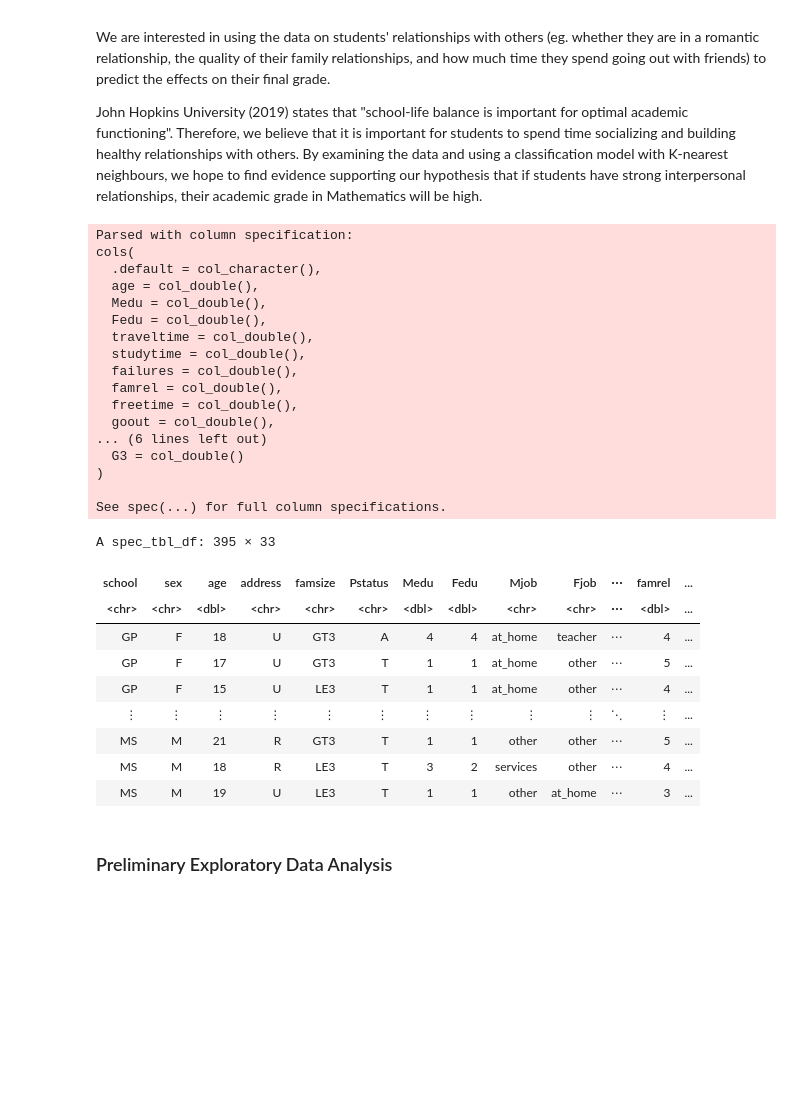
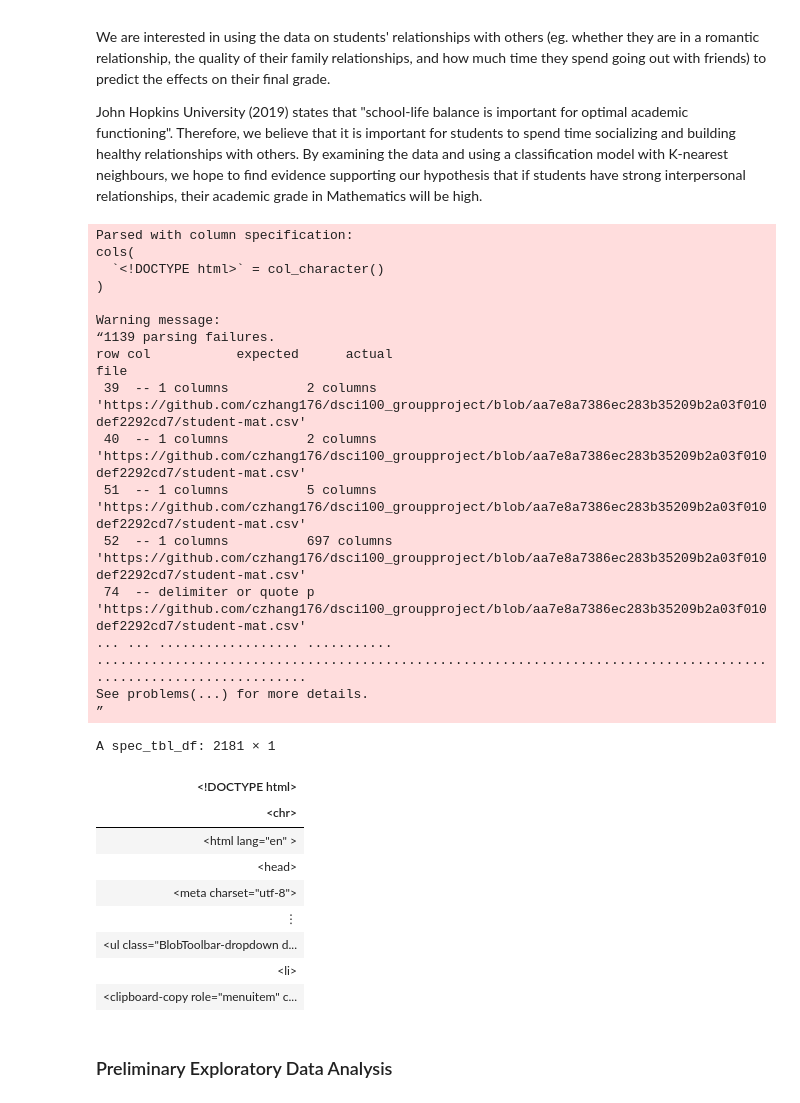
Before and after one commit to czhang176/dsci100_groupproject, a Jupyter notebook: project_proposal.ipynb, the cells around one changed output. Cells and saved outputs as stored; diff of their text form; code cells hidden in the pictures; blank space fills up the shorter version.

Commit message:
fixed data read-in

```diff
--- a/project_proposal.ipynb
+++ b/project_proposal.ipynb
@@ -17,37 +17,36 @@ library(tidymodels)
 options(repr.matrix.max.rows = 6)
 # %%
 # then we will read in the dataset
-student_data <- read_delim(file = "data/student-mat.csv" ,
+student_data <- read_delim(file = "https://github.com/czhang176/dsci100_groupproject/blob/aa7e8a7386ec283b35209b2a03f010def2292cd7/student-mat.csv" ,
                    delim = ";")
 student_data
 # %% [output]
 Parsed with column specification:
 cols(
-  .default = col_character(),
-  age = col_double(),
-  Medu = col_double(),
-  Fedu = col_double(),
-  traveltime = col_double(),
-  studytime = col_double(),
-  failures = col_double(),
-  famrel = col_double(),
-  freetime = col_double(),
-  goout = col_double(),
-... (6 lines left out)
-  G3 = col_double()
+  `<!DOCTYPE html>` = col_character()
 )
 
-See spec(...) for full column specifications.
+Warning message:
+“1139 parsing failures.
+row col           expected      actual                                                                                                              file
+ 39  -- 1 columns          2 columns   'https://github.com/czhang176/dsci100_groupproject/blob/aa7e8a7386ec283b35209b2a03f010def2292cd7/student-mat.csv'
+ 40  -- 1 columns          2 columns   'https://github.com/czhang176/dsci100_groupproject/blob/aa7e8a7386ec283b35209b2a03f010def2292cd7/student-mat.csv'
+ 51  -- 1 columns          5 columns   'https://github.com/czhang176/dsci100_groupproject/blob/aa7e8a7386ec283b35209b2a03f010def2292cd7/student-mat.csv'
+ 52  -- 1 columns          697 columns 'https://github.com/czhang176/dsci100_groupproject/blob/aa7e8a7386ec283b35209b2a03f010def2292cd7/student-mat.csv'
+ 74  -- delimiter or quote p           'https://github.com/czhang176/dsci100_groupproject/blob/aa7e8a7386ec283b35209b2a03f010def2292cd7/student-mat.csv'
+... ... .................. ........... .................................................................................................................
+See problems(...) for more details.
+”
-A spec_tbl_df: 395 × 33
+A spec_tbl_df: 2181 × 1
-| school | sex | age | address | famsize | Pstatus | Medu | Fedu | Mjob | Fjob | ⋯ | famrel | ... |
-| <chr> | <chr> | <dbl> | <chr> | <chr> | <chr> | <dbl> | <dbl> | <chr> | <chr> | ⋯ | <dbl> | ... |
-| GP | F | 18 | U | GT3 | A | 4 | 4 | at_home | teacher | ⋯ | 4 | ... |
-| GP | F | 17 | U | GT3 | T | 1 | 1 | at_home | other | ⋯ | 5 | ... |
-| GP | F | 15 | U | LE3 | T | 1 | 1 | at_home | other | ⋯ | 4 | ... |
-| ⋮ | ⋮ | ⋮ | ⋮ | ⋮ | ⋮ | ⋮ | ⋮ | ⋮ | ⋮ | ⋱ | ⋮ | ... |
-| MS | M | 21 | R | GT3 | T | 1 | 1 | other | other | ⋯ | 5 | ... |
-| MS | M | 18 | R | LE3 | T | 3 | 2 | services | other | ⋯ | 4 | ... |
-| MS | M | 19 | U | LE3 | T | 1 | 1 | other | at_home | ⋯ | 3 | ... |
+| <!DOCTYPE html> |
+| <chr> |
+| <html lang="en" > |
+| <head> |
+| <meta charset="utf-8"> |
+| ⋮ |
+| <ul class="BlobToolbar-dropdown d... |
+| <li> |
+| <clipboard-copy role="menuitem" c... |
 # %% [markdown]
 ### Preliminary Exploratory Data Analysis
 # %%
```
